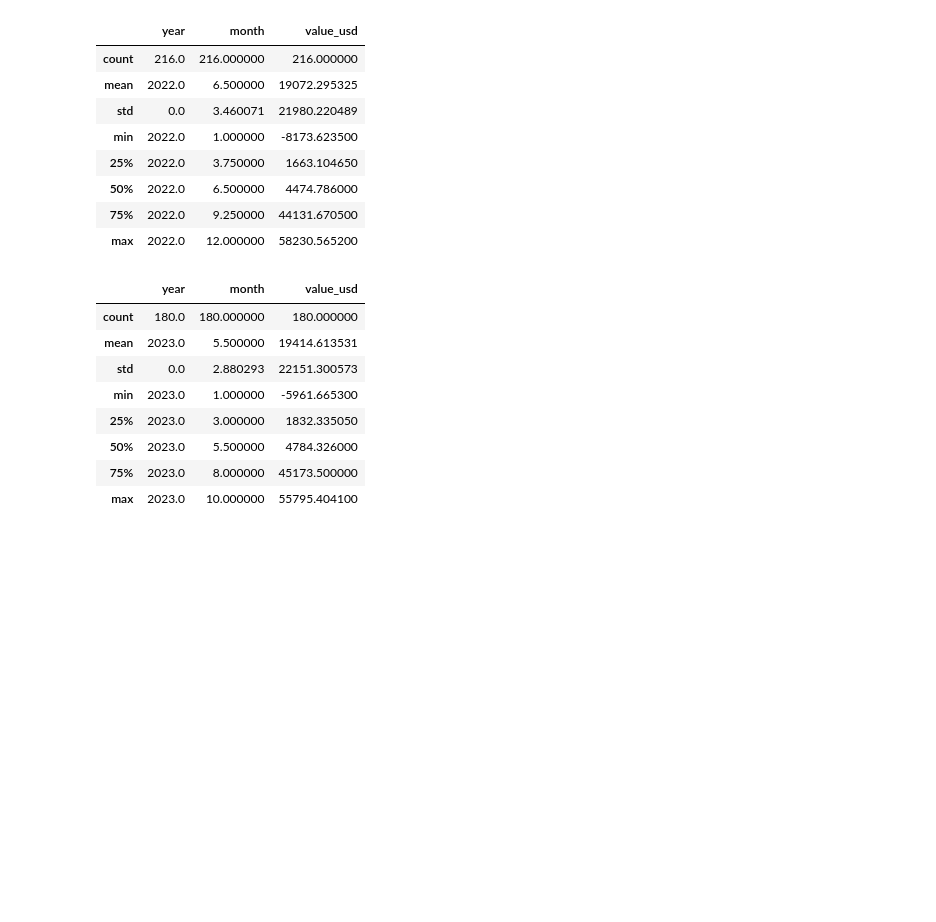
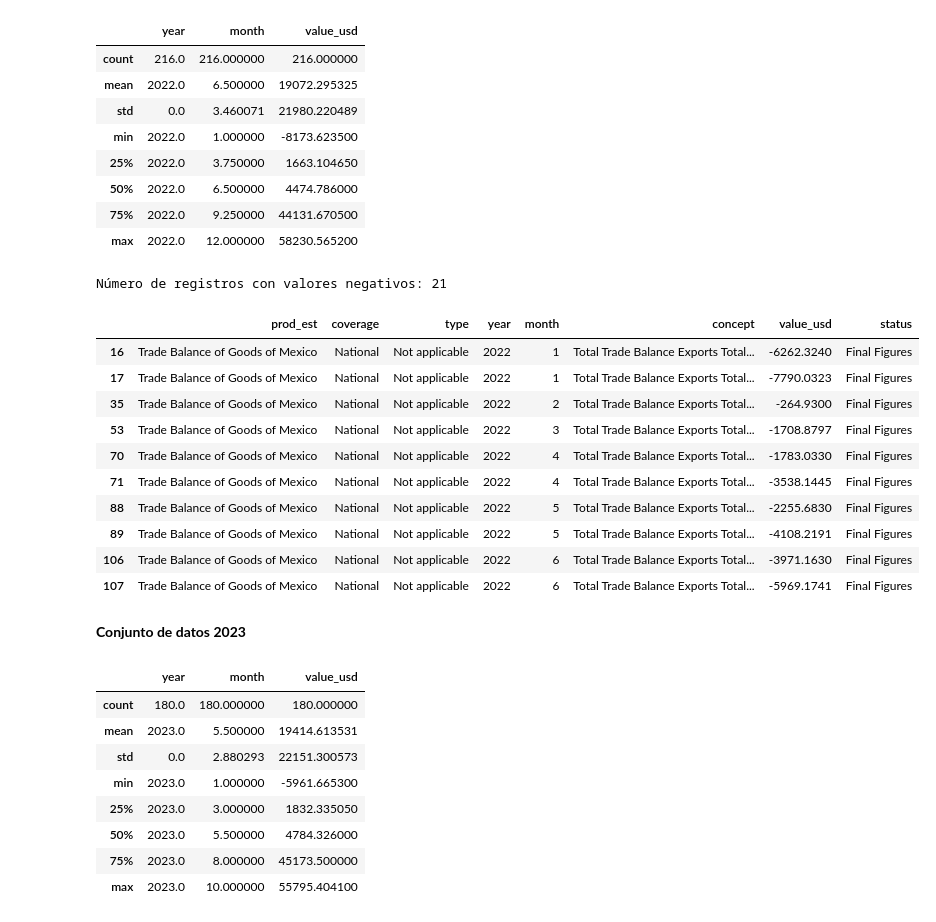
Before and after one commit to SaitoM17/analisis_mexico_trade_statistics_2012_2023, a Jupyter notebook: notebooks/1_eda.ipynb, the cells around one changed output. Drawn from its saved outputs; the diff is of its cells as text; code cells hidden in the pictures; blank space fills up the shorter version.

```diff
--- a/notebooks/1_eda.ipynb
+++ b/notebooks/1_eda.ipynb
@@ -489,6 +445,26 @@ df_2022.describe()
 | 50% | 2022.0 | 6.500000 | 4474.786000 |
 | 75% | 2022.0 | 9.250000 | 44131.670500 |
 | max | 2022.0 | 12.000000 | 58230.565200 |
+# %%
+df_negativos_2022 = df_2022[df_2022['value_usd'] < 0]
+
+print(f"Número de registros con valores negativos: {len(df_negativos_2022)}")
+display(df_negativos_2022.head(10))
+# %% [output]
+Número de registros con valores negativos: 21
+|  | prod_est | coverage | type | year | month | concept | value_usd | status |
+| 16 | Trade Balance of Goods of Mexico | National | Not applicable | 2022 | 1 | Total Trade Balance Exports Total... | -6262.3240 | Final Figures |
+| 17 | Trade Balance of Goods of Mexico | National | Not applicable | 2022 | 1 | Total Trade Balance Exports Total... | -7790.0323 | Final Figures |
+| 35 | Trade Balance of Goods of Mexico | National | Not applicable | 2022 | 2 | Total Trade Balance Exports Total... | -264.9300 | Final Figures |
+| 53 | Trade Balance of Goods of Mexico | National | Not applicable | 2022 | 3 | Total Trade Balance Exports Total... | -1708.8797 | Final Figures |
+| 70 | Trade Balance of Goods of Mexico | National | Not applicable | 2022 | 4 | Total Trade Balance Exports Total... | -1783.0330 | Final Figures |
+| 71 | Trade Balance of Goods of Mexico | National | Not applicable | 2022 | 4 | Total Trade Balance Exports Total... | -3538.1445 | Final Figures |
+| 88 | Trade Balance of Goods of Mexico | National | Not applicable | 2022 | 5 | Total Trade Balance Exports Total... | -2255.6830 | Final Figures |
+| 89 | Trade Balance of Goods of Mexico | National | Not applicable | 2022 | 5 | Total Trade Balance Exports Total... | -4108.2191 | Final Figures |
+| 106 | Trade Balance of Goods of Mexico | National | Not applicable | 2022 | 6 | Total Trade Balance Exports Total... | -3971.1630 | Final Figures |
+| 107 | Trade Balance of Goods of Mexico | National | Not applicable | 2022 | 6 | Total Trade Balance Exports Total... | -5969.1741 | Final Figures |
+# %% [markdown]
+**Conjunto de datos 2023**
 # %%
 df_2023.describe()
 # %% [output]
```
Also changed, not shown: parts of 11 cells of this notebook.
